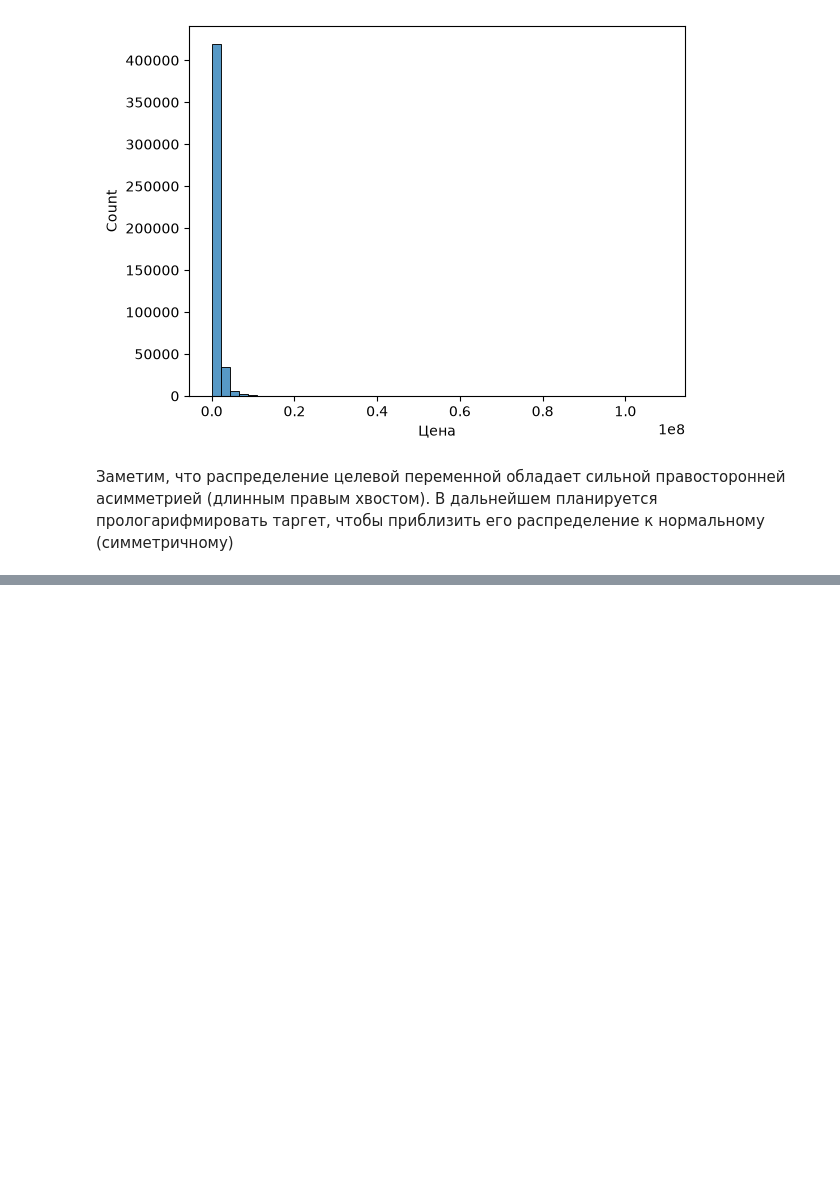
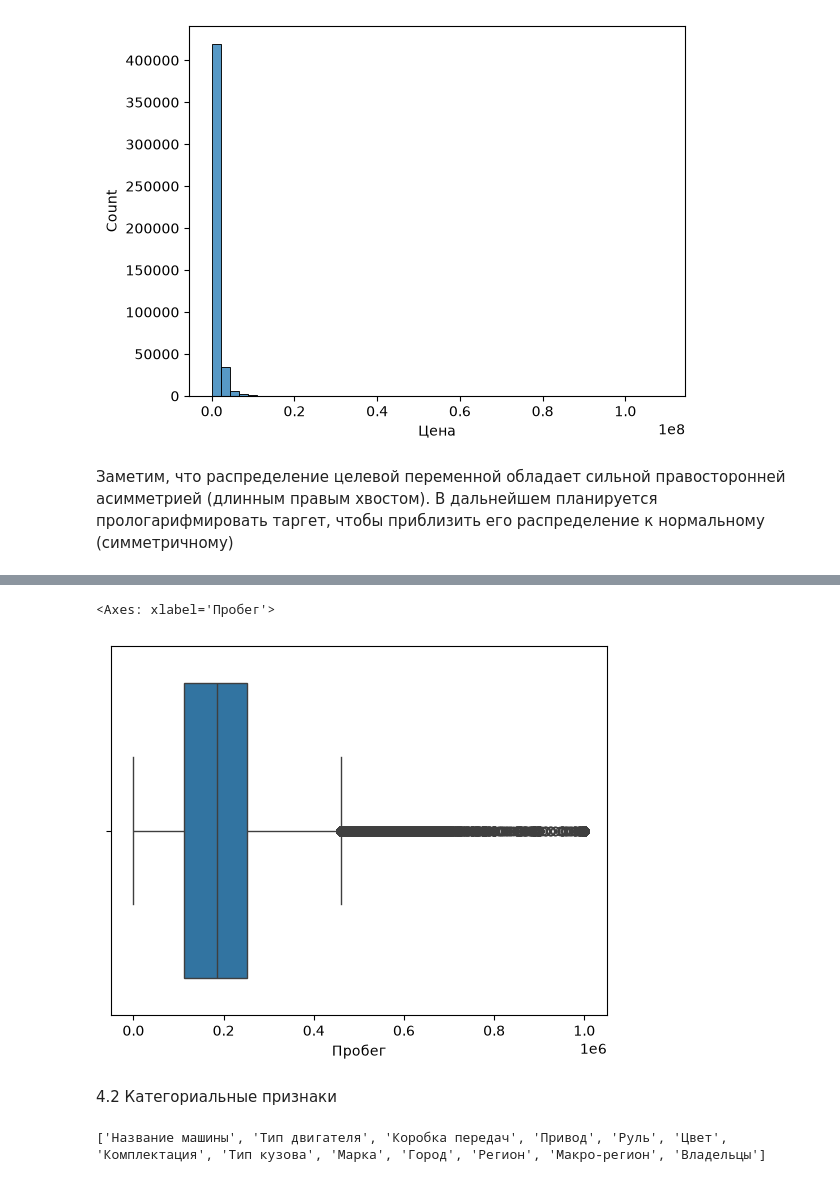
Before and after one commit to deviloon/car-price-analyzer, a Jupyter notebook: notebooks/02_eda_and_features.ipynb, the cells around one changed output, grey strips where cells are left out. Drawn from its saved outputs; the diff is of its cells as text; code cells hidden in the pictures; blank space fills up the shorter version.

```diff
--- a/notebooks/02_eda_and_features.ipynb
+++ b/notebooks/02_eda_and_features.ipynb
@@ -59,0 +94,13 @@ sns.histplot(data=df, x=CONFIG["TARGET"], bins=50)
+# %%
+df = df[df['Мощность'] <= 1500]
+# %%
+sns.boxplot(data=df, x='Пробег')
+# %% [output]
+<Axes: xlabel='Пробег'>
+[figure, added]
+# %% [markdown]
+4.2 Категориальные признаки
+# %%
+print(cat_cols)
+# %% [output]
+['Название машины', 'Тип двигателя', 'Коробка передач', 'Привод', 'Руль', 'Цвет', 'Комплектация', 'Тип кузова', 'Марка', 'Город', 'Регион', 'Макро-регион', 'Владельцы']
```
Also changed, not shown: parts of 10 cells of this notebook.
